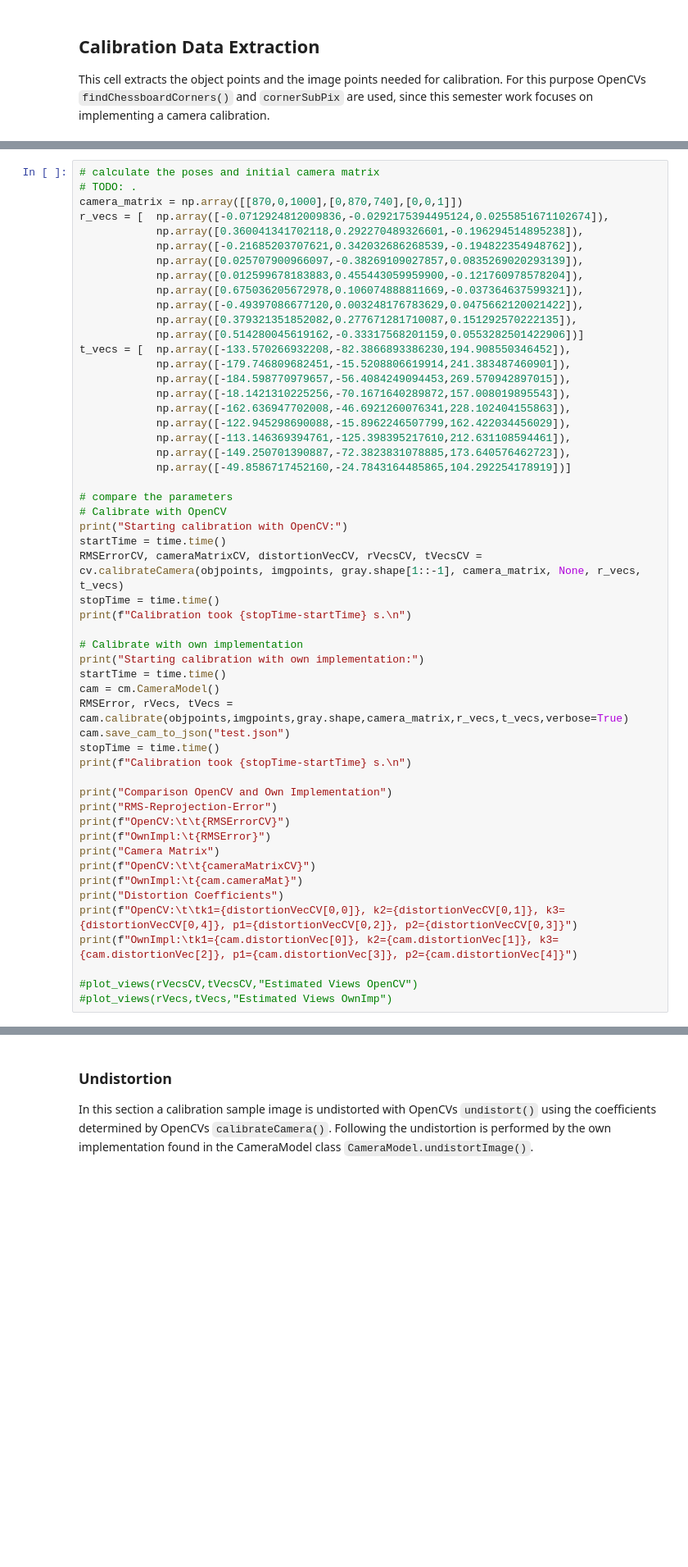
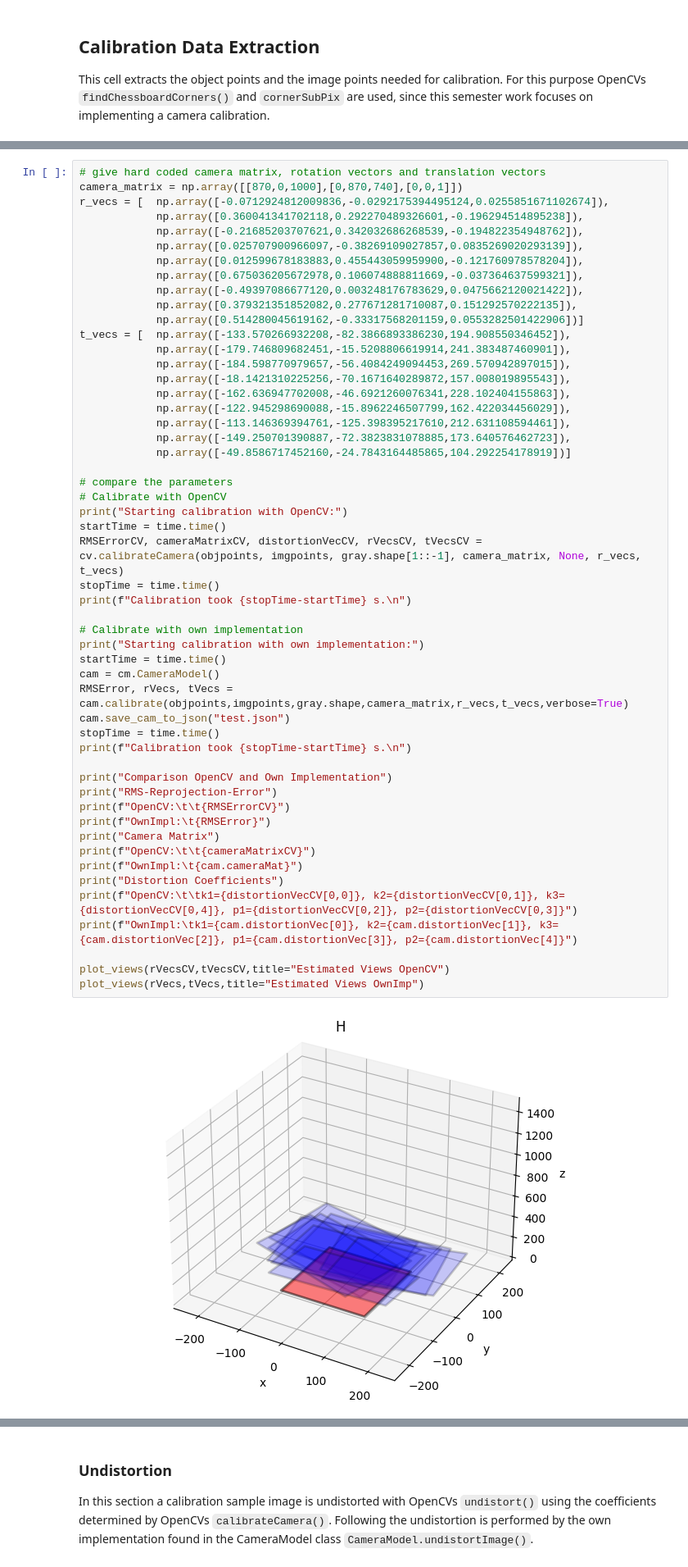
Before and after one commit to samihamza01/ComputerVisionSeminar_CameraCalibration, a Jupyter notebook: src/calibration_comparison.ipynb, the cells around one changed output, grey strips where cells are left out. Shown at 82% size. Saved outputs shown, nothing was run; the diff lists cells and outputs as text; blank space fills up the shorter version.

```diff
--- a/src/calibration_comparison.ipynb
+++ b/src/calibration_comparison.ipynb
@@ -154,6 +191,5 @@ By giving the optional input parameters to the function, the given poses and the
 # %%
-# calculate the poses and initial camera matrix
-# TODO: .
+# give hard coded camera matrix, rotation vectors and translation vectors
 camera_matrix = np.array([[870,0,1000],[0,870,740],[0,0,1]])
 r_vecs = [	np.array([-0.0712924812009836,-0.0292175394495124,0.0255851671102674]),
 			np.array([0.360041341702118,0.292270489326601,-0.196294514895238]),
@@ -176,33 +212,34 @@ t_vecs = [	np.array([-133.570266932208,-82.3866893386230,194.908550346452]),
 
 # compare the parameters
 # Calibrate with OpenCV
 print("Starting calibration with OpenCV:")
 startTime = time.time()
 RMSErrorCV, cameraMatrixCV, distortionVecCV, rVecsCV, tVecsCV = cv.calibrateCamera(objpoints, imgpoints, gray.shape[1::-1], camera_matrix, None, r_vecs, t_vecs)
 stopTime = time.time()
 print(f"Calibration took {stopTime-startTime} s.\n")
 
 # Calibrate with own implementation
 print("Starting calibration with own implementation:")
 startTime = time.time()
 cam = cm.CameraModel()
 RMSError, rVecs, tVecs = cam.calibrate(objpoints,imgpoints,gray.shape,camera_matrix,r_vecs,t_vecs,verbose=True)
 cam.save_cam_to_json("test.json")
 stopTime = time.time()
 print(f"Calibration took {stopTime-startTime} s.\n")
 
 print("Comparison OpenCV and Own Implementation")
 print("RMS-Reprojection-Error")
 print(f"OpenCV:\t\t{RMSErrorCV}")
 print(f"OwnImpl:\t{RMSError}")
 print("Camera Matrix")
 print(f"OpenCV:\t\t{cameraMatrixCV}")
 print(f"OwnImpl:\t{cam.cameraMat}")
 print("Distortion Coefficients")
 print(f"OpenCV:\t\tk1={distortionVecCV[0,0]}, k2={distortionVecCV[0,1]}, k3={distortionVecCV[0,4]}, p1={distortionVecCV[0,2]}, p2={distortionVecCV[0,3]}")
 print(f"OwnImpl:\tk1={cam.distortionVec[0]}, k2={cam.distortionVec[1]}, k3={cam.distortionVec[2]}, p1={cam.distortionVec[3]}, p2={cam.distortionVec[4]}")
 
-#plot_views(rVecsCV,tVecsCV,"Estimated Views OpenCV")
-#plot_views(rVecs,tVecs,"Estimated Views OwnImp")
+plot_views(rVecsCV,tVecsCV,title="Estimated Views OpenCV")
+plot_views(rVecs,tVecs,title="Estimated Views OwnImp")
 # %% [output]
+[figure, new version]
 Starting calibration with OpenCV:
```
Also changed, not shown: parts of 14 cells of this notebook, 2 other files.
